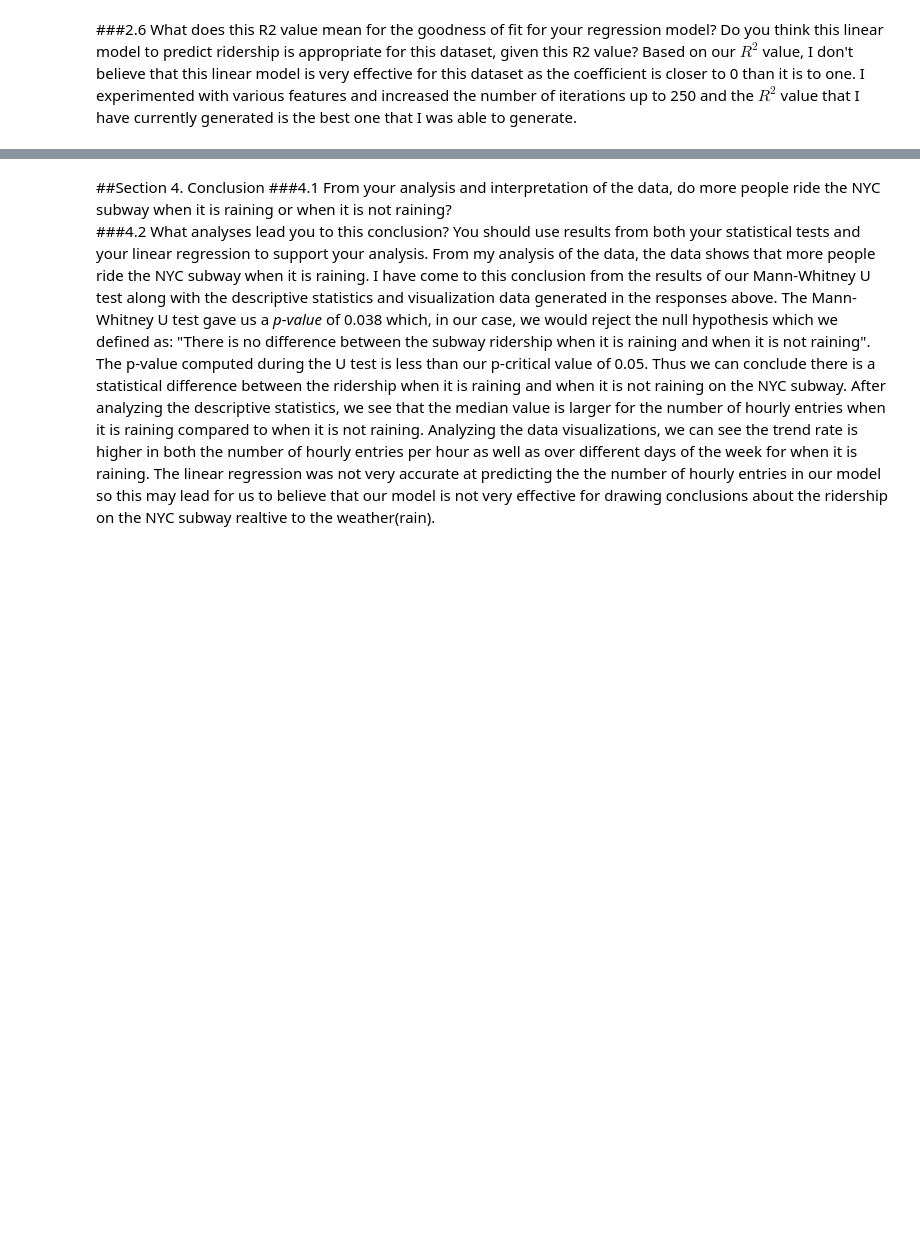
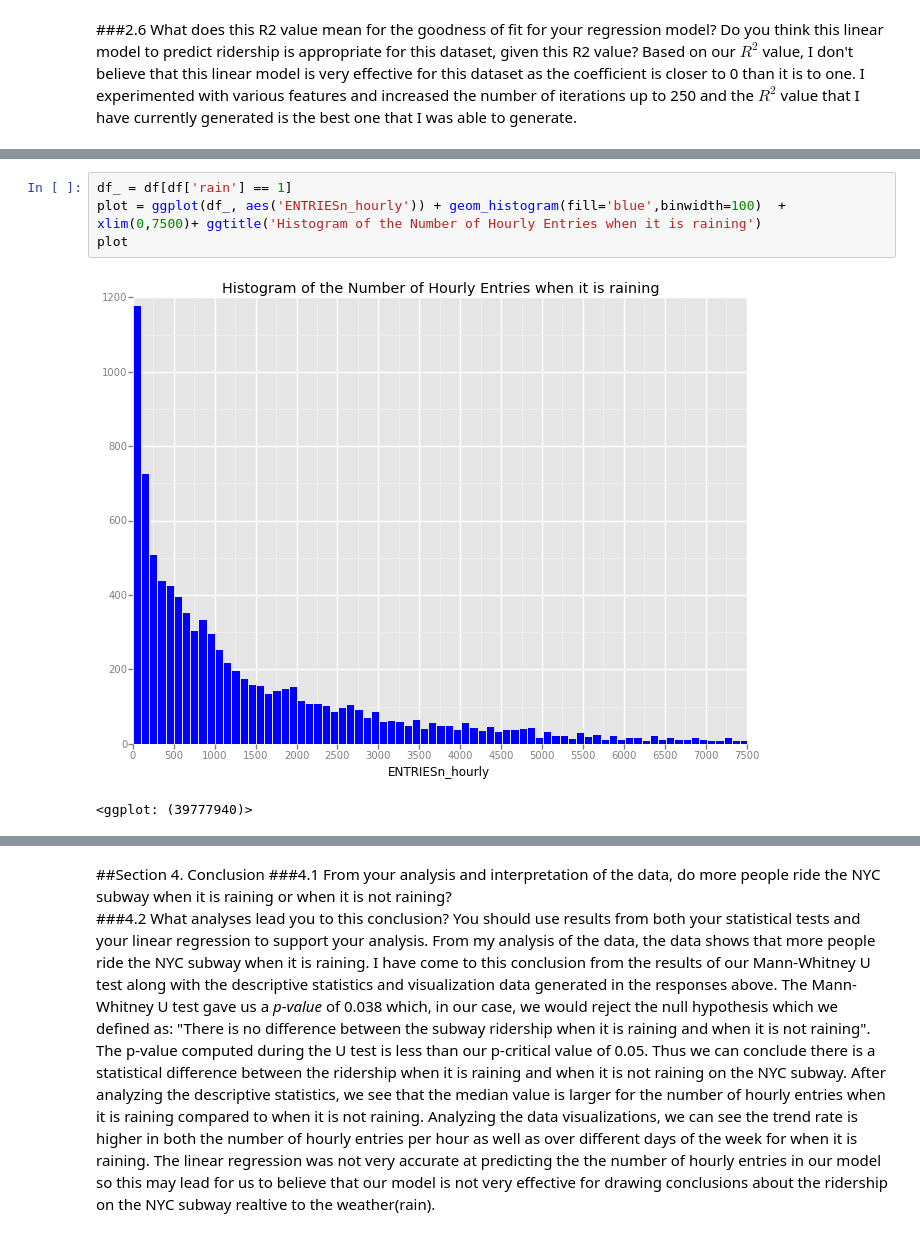
Before and after one commit to rmhyman/DataScience, a Jupyter notebook: DataAnalyst_ND_Project2.ipynb, the cells around one changed output, grey strips where cells are left out. Cells and saved outputs as stored; diff of their text form; blank space fills up the shorter version.

```diff
--- a/DataAnalyst_ND_Project2.ipynb
+++ b/DataAnalyst_ND_Project2.ipynb
@@ -219,3 +226,10 @@ plot
+# %%
+df_ = df[df['rain'] == 1]
+plot = ggplot(df_, aes('ENTRIESn_hourly')) + geom_histogram(fill='blue',binwidth=100)  + xlim(0,7500)+ ggtitle('Histogram of the Number of Hourly Entries when it is raining')
+plot
+# %% [output]
+[figure, added]
+<ggplot: (39777940)>
 # %%
 plot = ggplot(df, aes('hour','ENTRIESn_hourly',color='rain')) + stat_smooth(se=False,size=4) + xlim(-2,24) + ggtitle('Plot of Entries at various times of the day')
 plot
```
Also changed, not shown: parts of 8 cells of this notebook, 1 other file.
